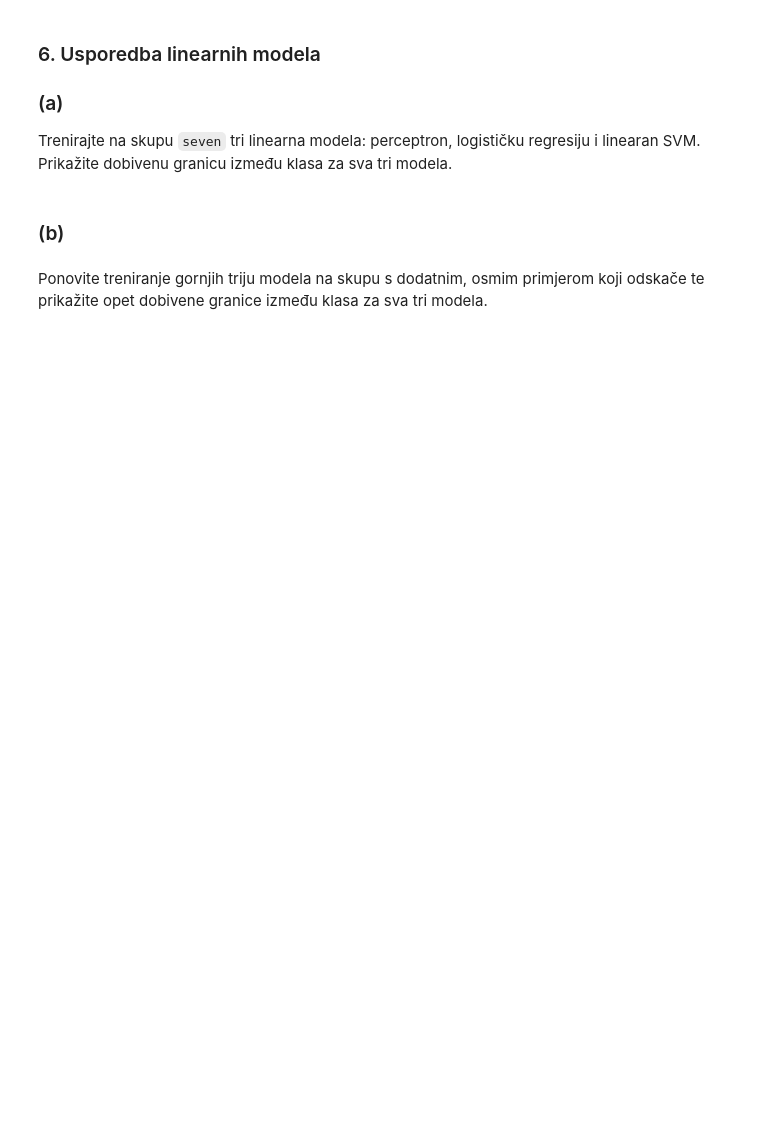
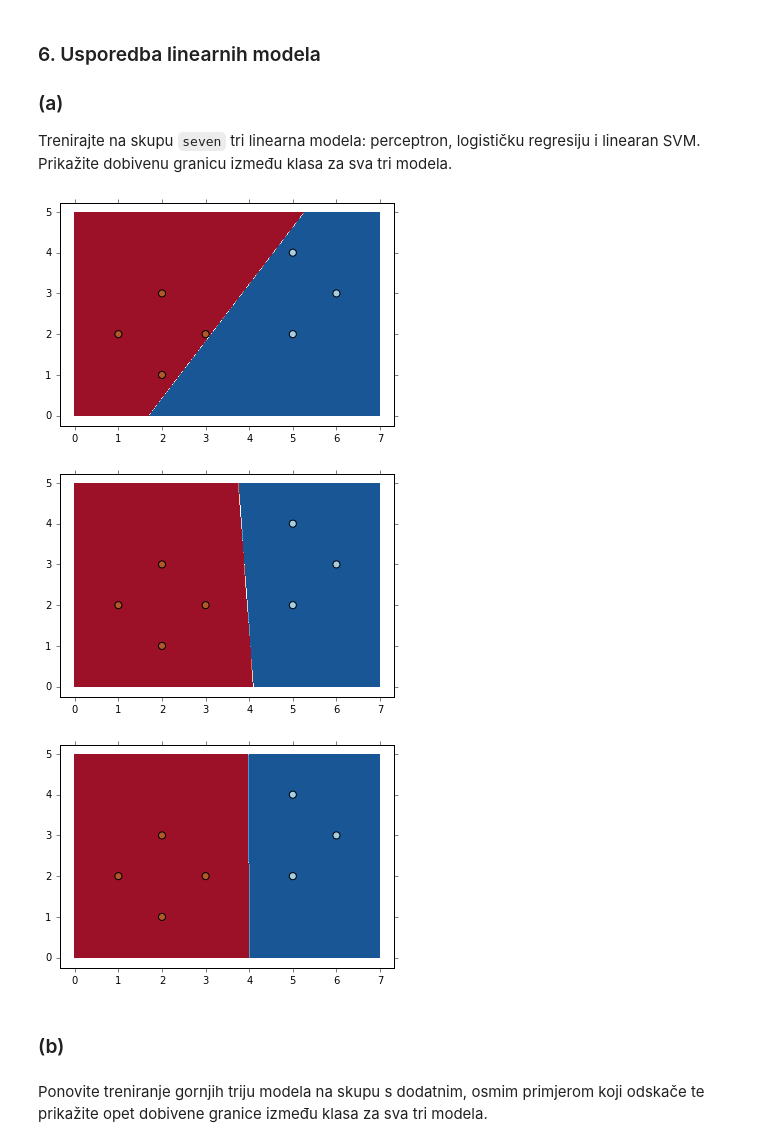
Before and after one commit to antifriz/sedmestar, a Jupyter notebook: su/lab4/SU-2015-LAB3.ipynb, the cells around one changed output. Drawn from its saved outputs; the diff is of its cells as text; code cells hidden in the pictures; blank space fills up the shorter version.

```diff
--- a/su/lab4/SU-2015-LAB3.ipynb
+++ b/su/lab4/SU-2015-LAB3.ipynb
@@ -419,3 +416,16 @@ from sklearn.linear_model import Perceptron, LogisticRegression
+# %%
+from sklearn.linear_model import Perceptron, LogisticRegression
+
+def showoff_linear_models(X,y):
+    for model in [Perceptron(n_iter = 50, shuffle=True),lg,svc]:
+        model.fit(X, y)
+        plot_problem(X,y,model.predict), plt.show()
+
+showoff_linear_models(seven_X,seven_y)
+# %% [output]
+[figure, added]
+[figure, added]
+[figure, added]
 # %% [markdown]
 ### (b)
 # %% [markdown]
```
Also changed, not shown: parts of 13 cells of this notebook.
